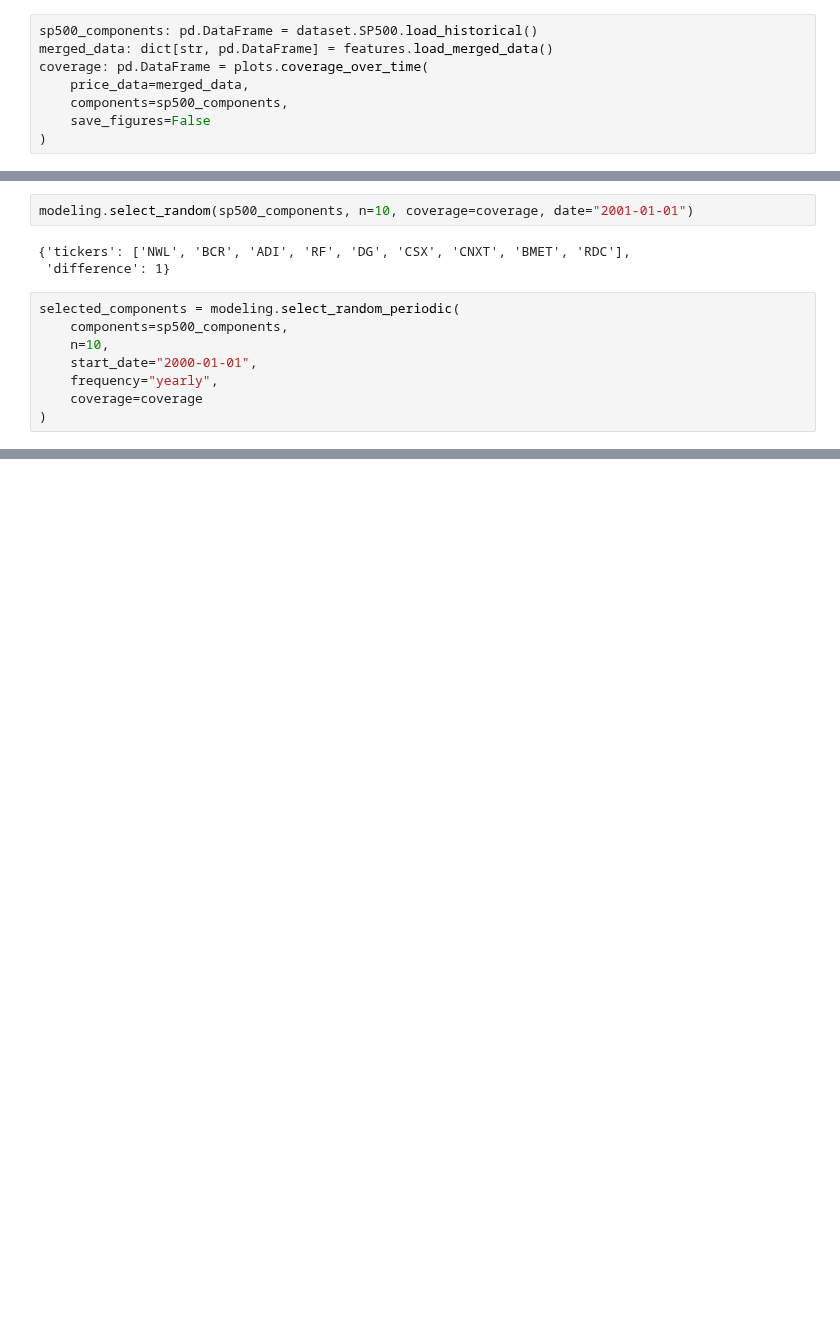
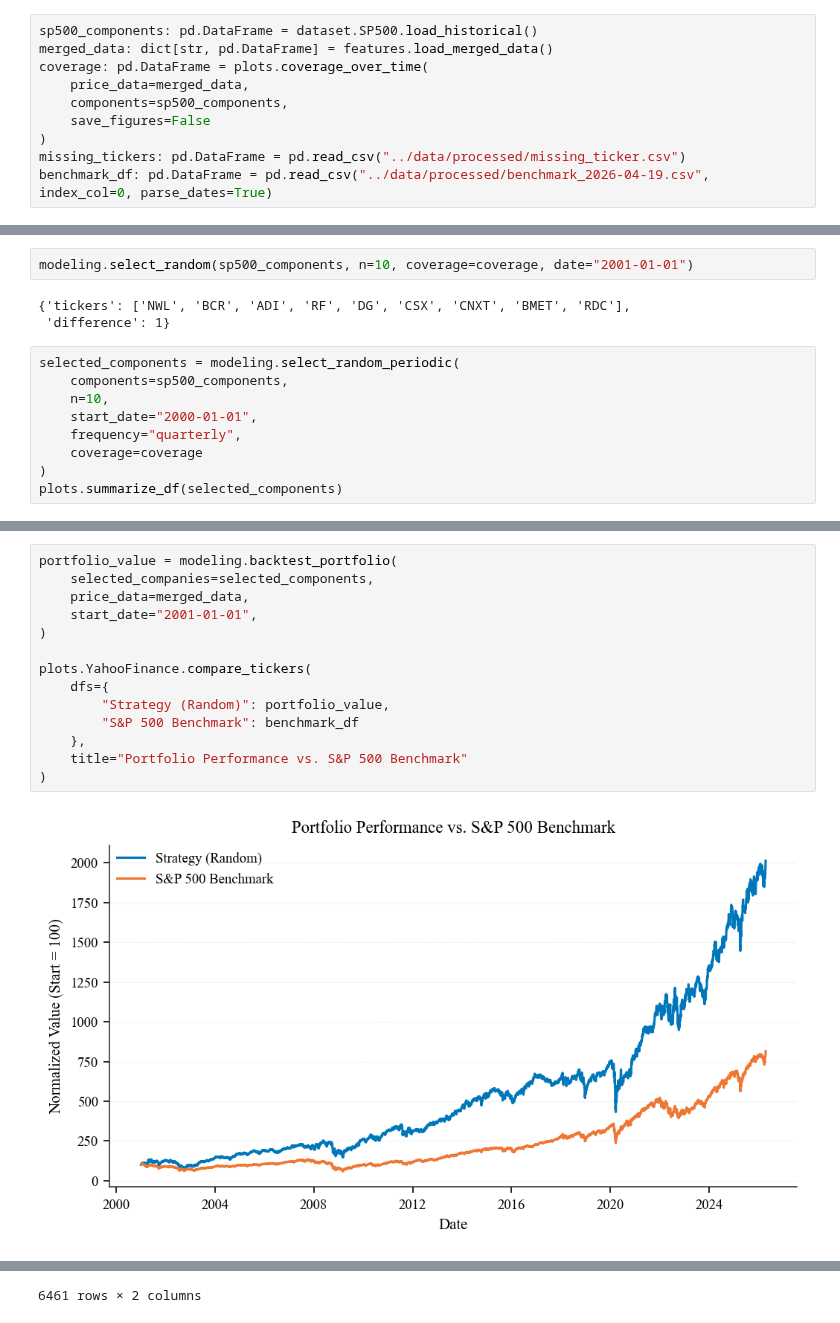
Before and after one commit to MichaelL200/data-driven-stock-portfolio-selection, a Jupyter notebook: notebooks/4_modeling.ipynb, the cells around one changed output, grey strips where cells are left out. Cells and saved outputs as stored; diff of their text form; blank space fills up the shorter version.

Commit message:
feat(modeling): add backtest_portfolio function and update notebook with benchmark comparison

```diff
--- a/notebooks/4_modeling.ipynb
+++ b/notebooks/4_modeling.ipynb
@@ -11,6 +11,8 @@ coverage: pd.DataFrame = plots.coverage_over_time(
     components=sp500_components,
     save_figures=False
 )
+missing_tickers: pd.DataFrame = pd.read_csv("../data/processed/missing_ticker.csv")
+benchmark_df: pd.DataFrame = pd.read_csv("../data/processed/benchmark_2026-04-19.csv", index_col=0, parse_dates=True)
 # %% [output]
 Loaded merged data with 8 price fields
 [figure]
@@ -48,6 +45,7 @@ selected_components = modeling.select_random_periodic(
     components=sp500_components,
     n=10,
     start_date="2000-01-01",
-    frequency="yearly",
+    frequency="quarterly",
     coverage=coverage
 )
+plots.summarize_df(selected_components)
@@ -53,0 +84,16 @@ selected_components = modeling.select_random_periodic(
+# %%
+portfolio_value = modeling.backtest_portfolio(
+    selected_companies=selected_components,
+    price_data=merged_data,
+    start_date="2001-01-01",
+)
+
+plots.YahooFinance.compare_tickers(
+    dfs={
+        "Strategy (Random)": portfolio_value,
+        "S&P 500 Benchmark": benchmark_df
+    },
+    title="Portfolio Performance vs. S&P 500 Benchmark"
+)
+# %% [output]
+[figure, added]
@@ -53,0 +113 @@ selected_components = modeling.select_random_periodic(
+6461 rows × 2 columns
```
Also changed, not shown: parts of 4 cells of this notebook, 1 other file.
